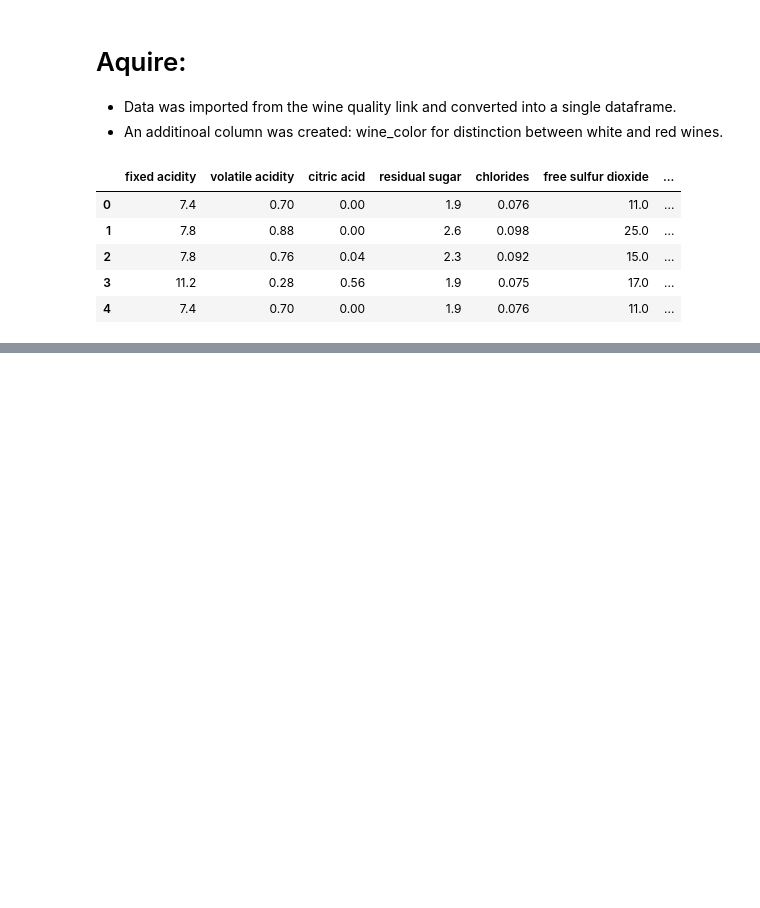
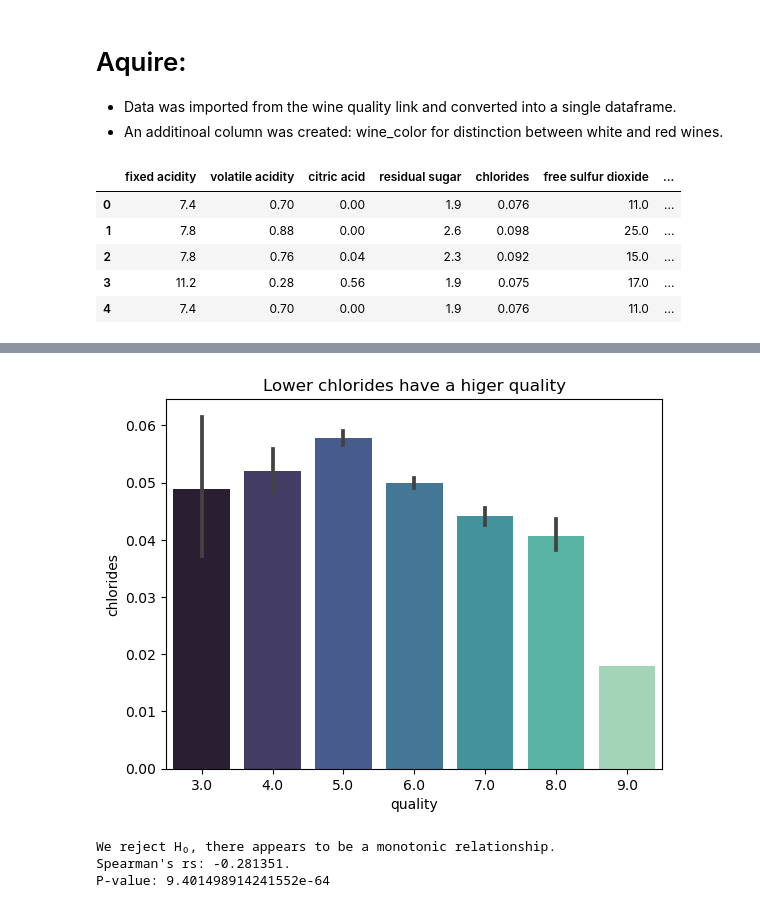
Before and after one commit to Wine-Clustering-Group-B/Clustering-Project, a Jupyter notebook: Final_Notebook.ipynb, the cells around one changed output, grey strips where cells are left out. Drawn from its saved outputs; the diff is of its cells as text; code cells hidden in the pictures; blank space fills up the shorter version.

```diff
--- a/Final_Notebook.ipynb
+++ b/Final_Notebook.ipynb
@@ -89,0 +160,15 @@ df.head()
+# %%
+#graph:
+sns.barplot(x = 'quality', y = 'chlorides', data = train, palette = 'mako')
+plt.title('Lower chlorides have a higer quality')
+plt.show()
+# %% [output]
+[figure, added]
+# %%
+# complete a spearmans r test:
+r, p = stats.spearmanr(train['chlorides'], train.quality)
+ex.eval_Spearmanresult(r,p)
+# %% [output]
+We reject H₀, there appears to be a monotonic relationship.
+Spearman's rs: -0.281351.
+P-value: 9.401498914241552e-64
```
Also changed, not shown: parts of 34 cells of this notebook.
